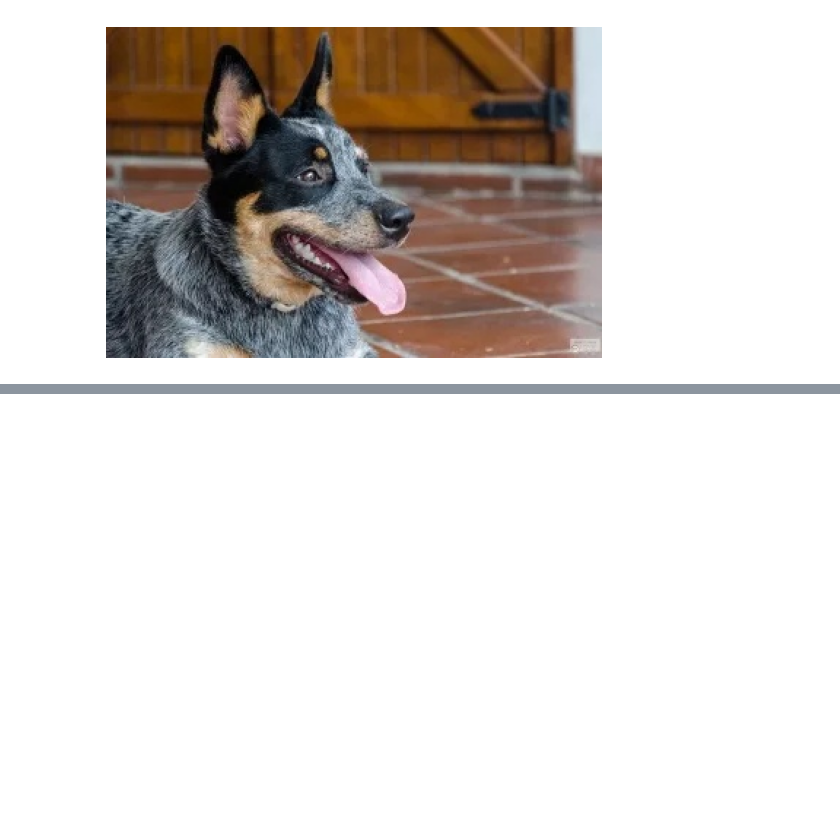
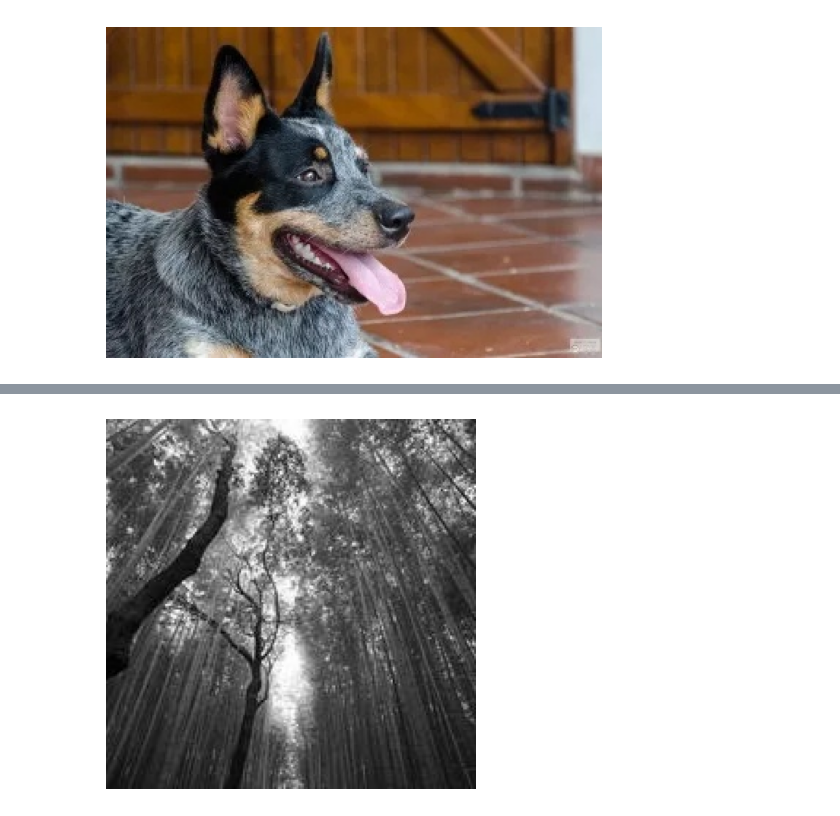
Before and after one commit to JuanCaBocaletti/TMIR_Lab1, a Jupyter notebook: TMIR_Laboratorio1.ipynb, the cells around one changed output, grey strips where cells are left out. Cells and saved outputs as stored; diff of their text form; code cells hidden in the pictures; blank space fills up the shorter version.

```diff
--- a/TMIR_Laboratorio1.ipynb
+++ b/TMIR_Laboratorio1.ipynb
@@ -130,0 +219,22 @@ combinar_imagenes("perro_salida_gray_rojo.jpg", "perro_salida_gray_verde.jpg", "
+# %%
+def escala_grises_ponderada(imagen_original, pesos=(0.299, 0.587, 0.114)):
+    # Leer la imagen
+    img = cv2.imread(imagen_original)
+
+    # Separar los canales
+    azul, verde, rojo = cv2.split(img)
+
+    # Aplicar los pesos para la conversión a escala de grises
+    ponderada = (pesos[0] * rojo + pesos[1] * verde + pesos[2] * azul).astype(np.uint8)
+
+    # Guardar y mostrar la imagen en escala de grises
+    cv2.imwrite("imagen_gris_ponderada.jpg", ponderada)
+    imagen_resultado = cv2.imread("imagen_gris_ponderada.jpg")
+    plt.imshow(imagen_resultado, cmap='gray')
+    plt.axis('off')
+    plt.show()
+# %%
+# Prueba de la función del Problema 5
+escala_grises_ponderada("paisaje.jpg", pesos=(0.299, 0.587, 0.114))
+# %% [output]
+[figure, added]
```
Also changed, not shown: parts of 16 cells of this notebook, 5 other files.
